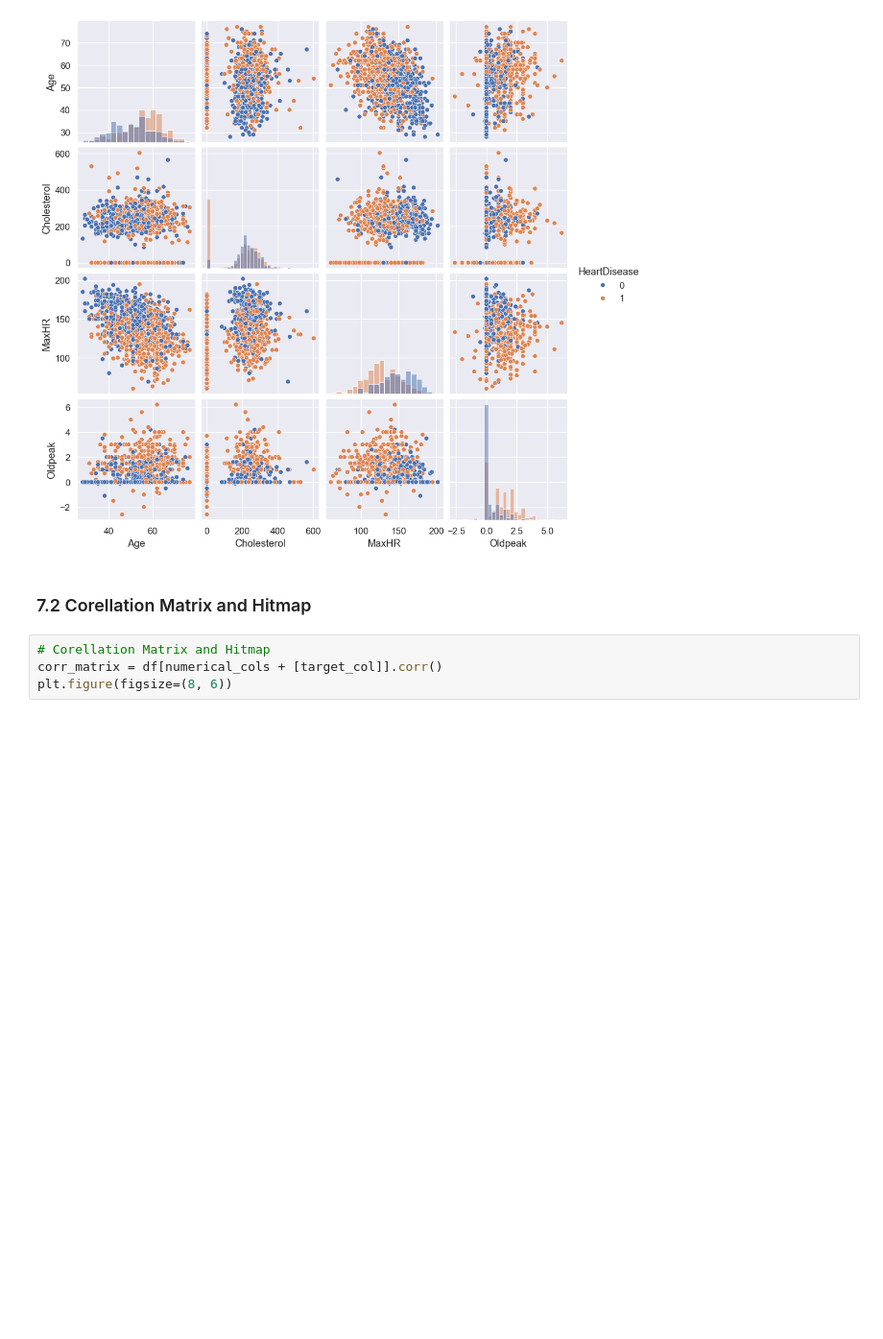
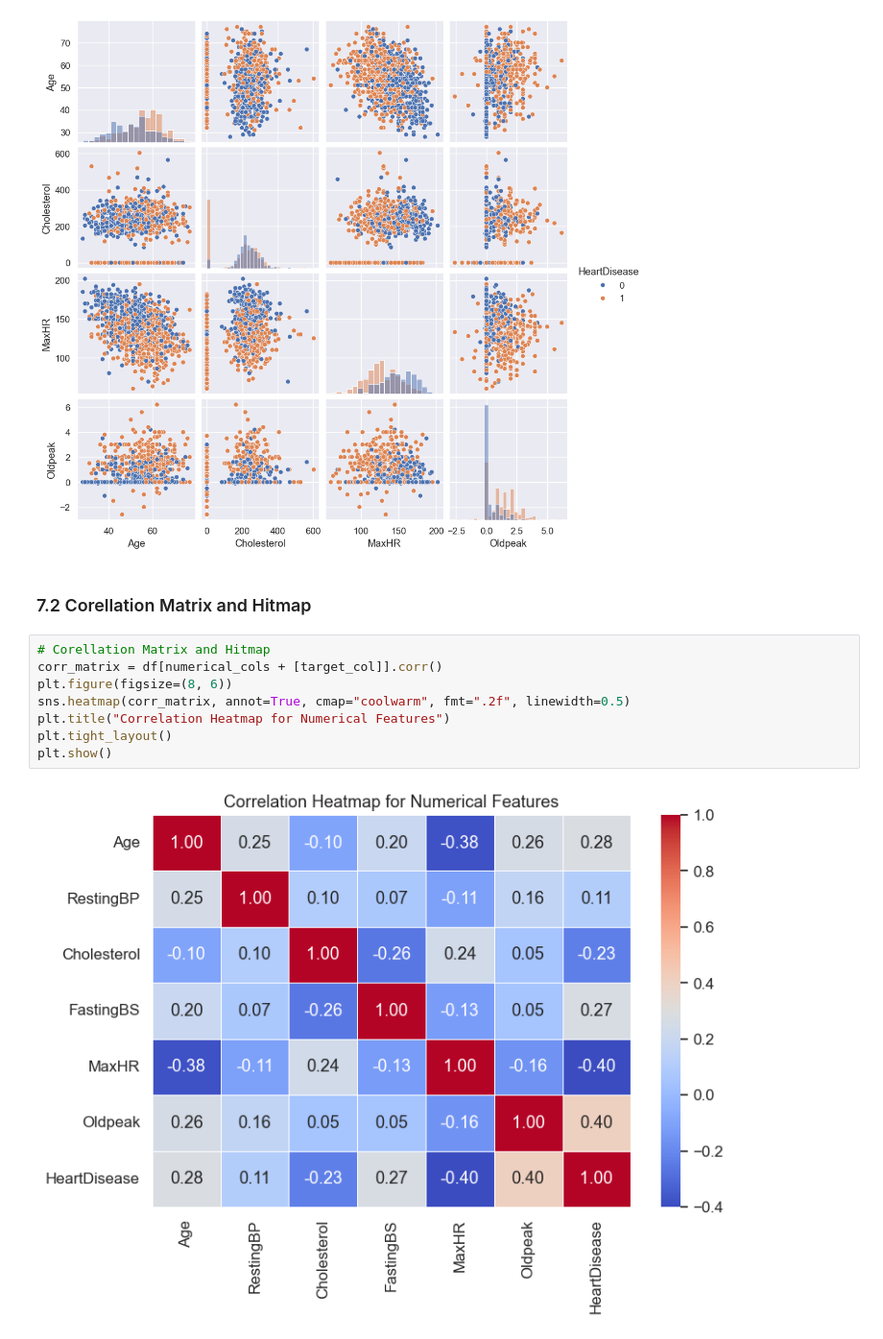
Before and after one commit to Tanvir-Ahmed-67/AI_ML_LEARNING, a Jupyter notebook: Matchine_Learning/Module_6_EDA.ipynb, the cells around one changed output. Shown at 96% size. Drawn from its saved outputs; the diff is of its cells as text; blank space fills up the shorter version.

```diff
--- a/Matchine_Learning/Module_6_EDA.ipynb
+++ b/Matchine_Learning/Module_6_EDA.ipynb
@@ -240,4 +240,10 @@ plt.show()
 # %%
 # Corellation Matrix and Hitmap
 corr_matrix = df[numerical_cols + [target_col]].corr()
 plt.figure(figsize=(8, 6))
+sns.heatmap(corr_matrix, annot=True, cmap="coolwarm", fmt=".2f", linewidth=0.5)
+plt.title("Correlation Heatmap for Numerical Features")
+plt.tight_layout()
+plt.show()
+# %% [output]
+[figure, added]
```
Also changed, not shown: parts of 3 cells of this notebook, 1 other file.
